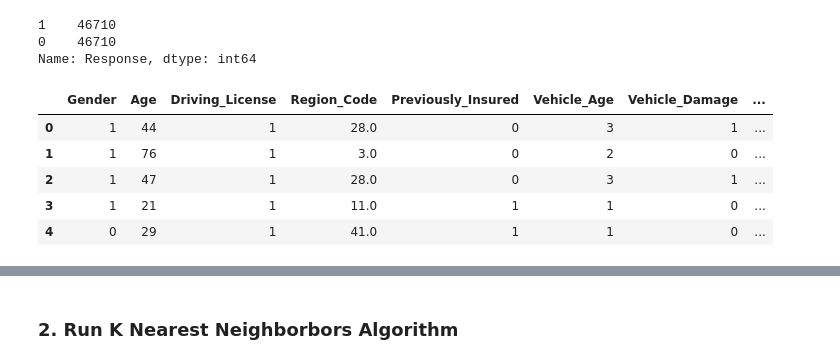
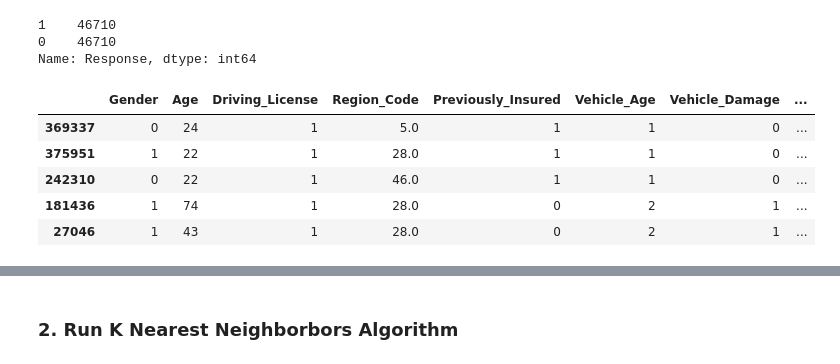
Before and after one commit to szerpa17/cross-sell-predictions, a Jupyter notebook: ml_model_build_resample.ipynb, the cells around one changed output, grey strips where cells are left out. Drawn from its saved outputs; the diff is of its cells as text; code cells hidden in the pictures.

```diff
--- a/ml_model_build_resample.ipynb
+++ b/ml_model_build_resample.ipynb
@@ -122,12 +122,12 @@ df_downsampled['Response'].value_counts()
 0    46710
 Name: Response, dtype: int64
 # %%
-# View df
-df.head()
+# View dataframe
+df_downsampled.head()
 # %% [output]
 |  | Gender | Age | Driving_License | Region_Code | Previously_Insured | Vehicle_Age | Vehicle_Damage | ... |
-| 0 | 1 | 44 | 1 | 28.0 | 0 | 3 | 1 | ... |
-| 1 | 1 | 76 | 1 | 3.0 | 0 | 2 | 0 | ... |
-| 2 | 1 | 47 | 1 | 28.0 | 0 | 3 | 1 | ... |
-| 3 | 1 | 21 | 1 | 11.0 | 1 | 1 | 0 | ... |
-| 4 | 0 | 29 | 1 | 41.0 | 1 | 1 | 0 | ... |
+| 369337 | 0 | 24 | 1 | 5.0 | 1 | 1 | 0 | ... |
+| 375951 | 1 | 22 | 1 | 28.0 | 1 | 1 | 0 | ... |
+| 242310 | 0 | 22 | 1 | 46.0 | 1 | 1 | 0 | ... |
+| 181436 | 1 | 74 | 1 | 28.0 | 0 | 2 | 1 | ... |
+| 27046 | 1 | 43 | 1 | 28.0 | 0 | 2 | 1 | ... |
```
Also changed, not shown: parts of 3 cells of this notebook.
